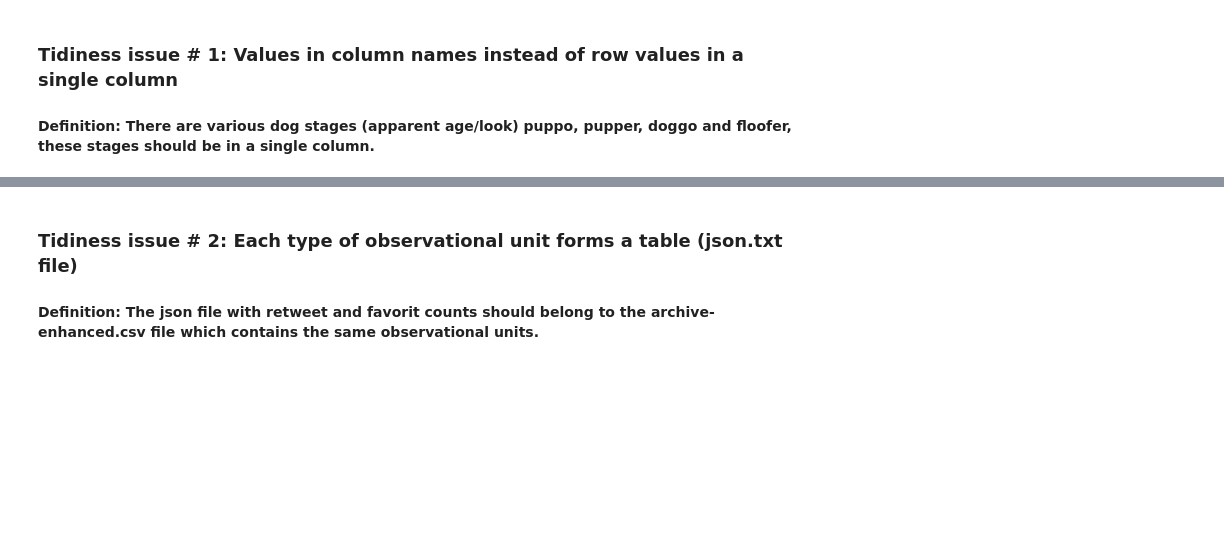
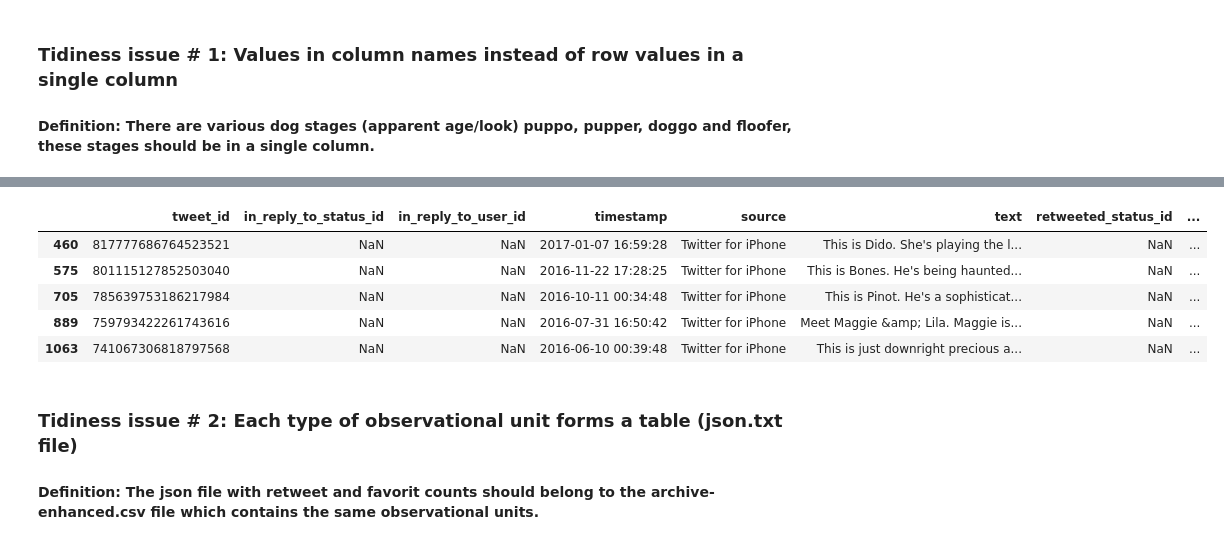
Before and after one commit to taloc/data_wrangling, a Jupyter notebook: wrangle_act.ipynb, the cells around one changed output, grey strips where cells are left out. Cells and saved outputs as stored; diff of their text form; code cells hidden in the pictures; blank space fills up the shorter version.

```diff
--- a/wrangle_act.ipynb
+++ b/wrangle_act.ipynb
@@ -449,3 +586,0 @@ df_clean = df_clean.drop('stages', 1)
-# %%
-# We drop if duplicate exist:
-df_clean = df_clean.sort_values('dog_stage').drop_duplicates('tweet_id', keep = 'last')
@@ -472,0 +587,6 @@ Name: dog_stage, dtype: object
+# %%
+# By using the replace method, one can leave the entries with no values, and leave only those that already have a value
+df_clean.puppo.replace(np.NaN, '', inplace=True)
+df_clean.pupper.replace(np.NaN, '', inplace=True)
+df_clean.doggo.replace(np.NaN, '', inplace=True)
+df_clean.floofer.replace(np.NaN, '', inplace=True)
@@ -473,3 +614,14 @@ Name: dog_stage, dtype: object
+# %%
+# After further research it seems like the combination of doggo and pupper is valid as per tweet text descriptions
+# I have decided to leave this as a dog_stage
+df_clean[df_clean['dog_stage'] == 'doggo,pupper']
+# %% [output]
+|  | tweet_id | in_reply_to_status_id | in_reply_to_user_id | timestamp | source | text | retweeted_status_id | ... |
+| 460 | 817777686764523521 | NaN | NaN | 2017-01-07 16:59:28 | Twitter for iPhone | This is Dido. She's playing the l... | NaN | ... |
+| 575 | 801115127852503040 | NaN | NaN | 2016-11-22 17:28:25 | Twitter for iPhone | This is Bones. He's being haunted... | NaN | ... |
+| 705 | 785639753186217984 | NaN | NaN | 2016-10-11 00:34:48 | Twitter for iPhone | This is Pinot. He's a sophisticat... | NaN | ... |
+| 889 | 759793422261743616 | NaN | NaN | 2016-07-31 16:50:42 | Twitter for iPhone | Meet Maggie &amp; Lila. Maggie is... | NaN | ... |
+| 1063 | 741067306818797568 | NaN | NaN | 2016-06-10 00:39:48 | Twitter for iPhone | This is just downright precious a... | NaN | ... |
 # %% [markdown]
 ### Tidiness issue # 2: Each type of observational unit forms a table (json.txt file)
 #### Definition: The json file with retweet and favorit counts should belong to the archive-enhanced.csv file which contains the same observational units.
```
Also changed, not shown: parts of 53 cells of this notebook.
